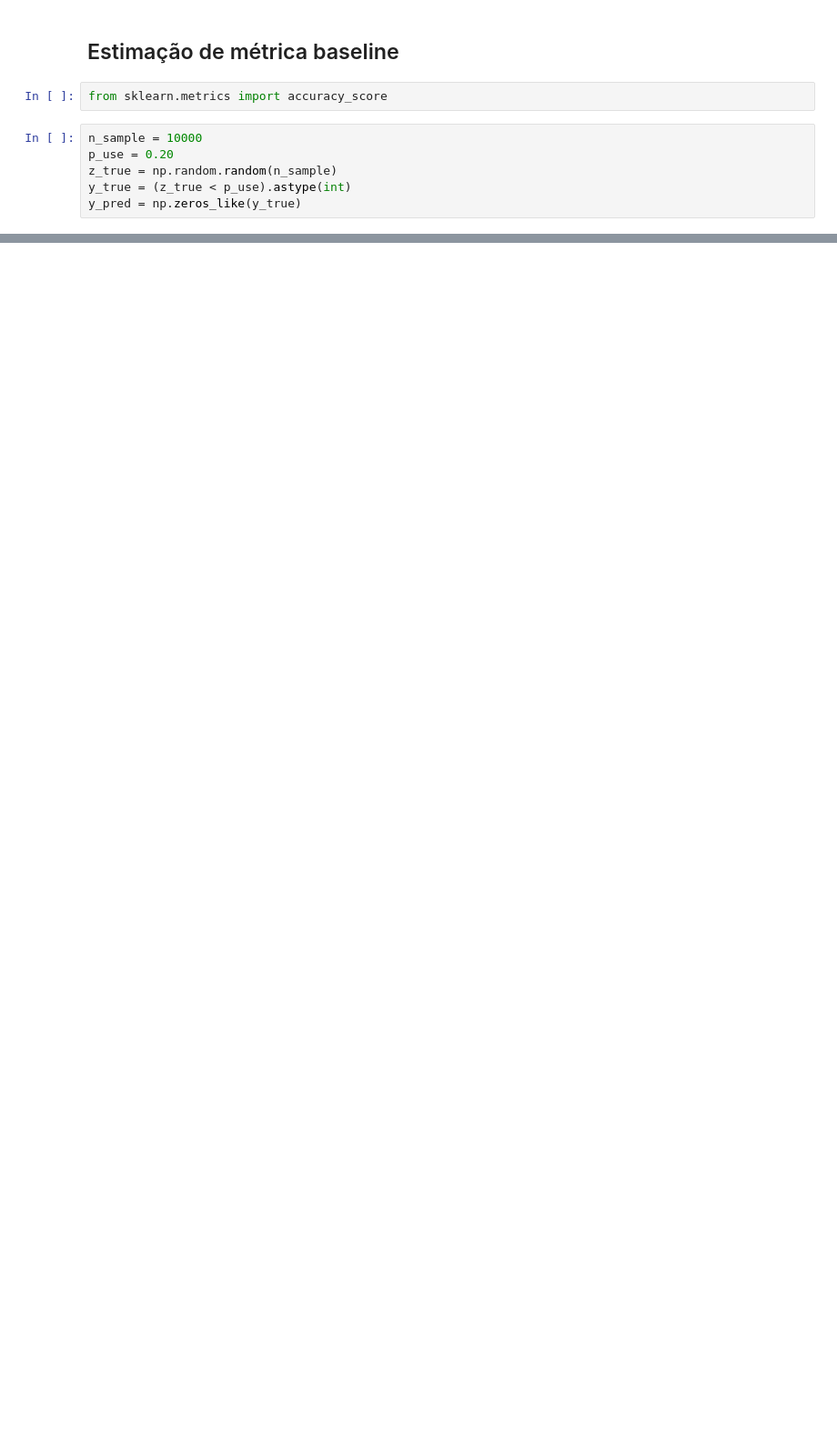
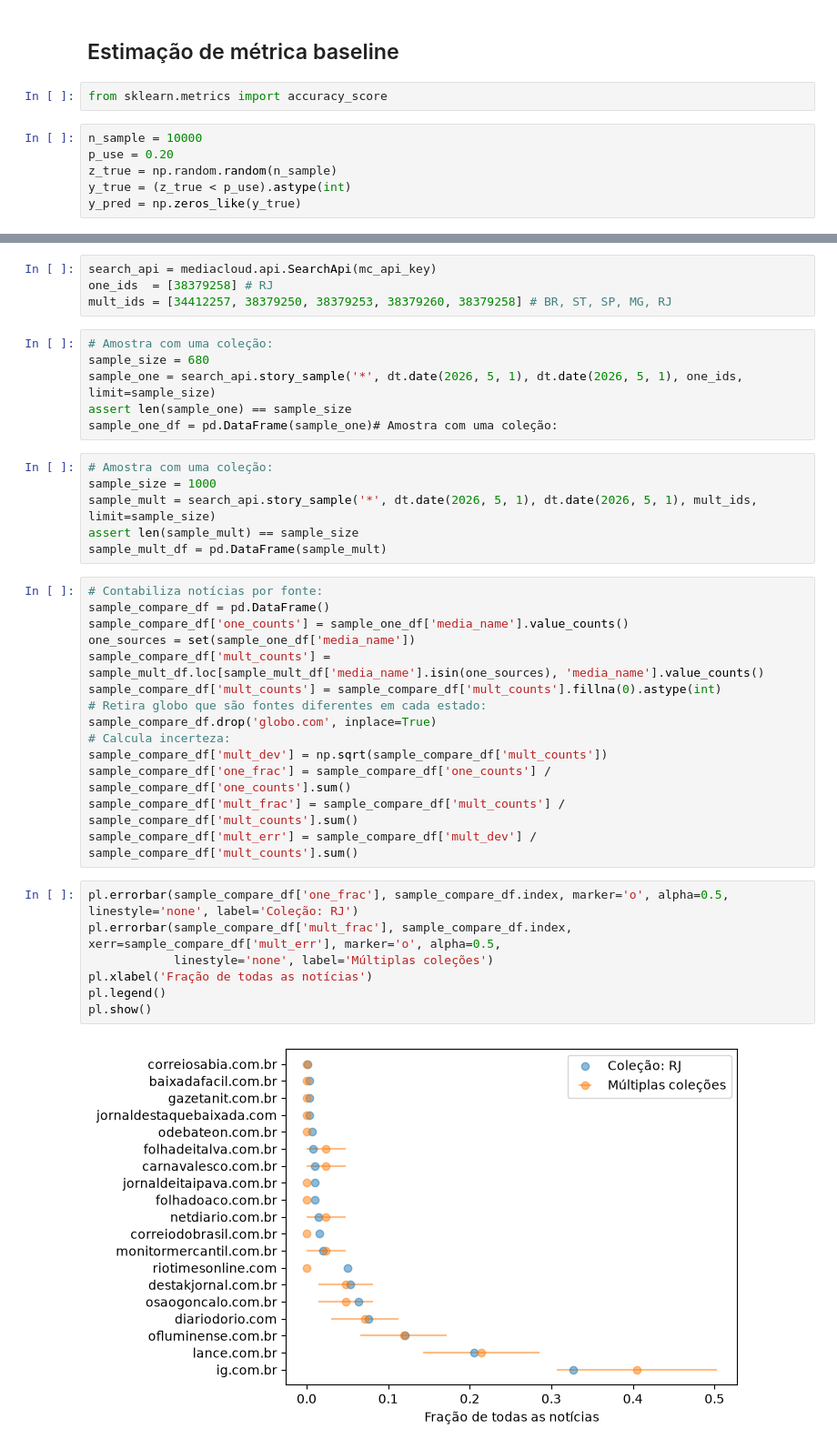
Before and after one commit to cewebbr/cordata, a Jupyter notebook: analises/90_analises-para-automatizacao-jornalismo.ipynb, the cells around one changed output, grey strips where cells are left out. Shown at 91% size. Drawn from its saved outputs; the diff is of its cells as text; blank space fills up the shorter version.

Commit message:
NB 90: uso da API do mediacloud para explorar collections do mediacloud e amostrar 1000 notícias aleatórias do Brasil.

```diff
--- a/analises/90_analises-para-automatizacao-jornalismo.ipynb
+++ b/analises/90_analises-para-automatizacao-jornalismo.ipynb
@@ -117,0 +440,39 @@ accuracy_score(y_true, y_pred)
+# %%
+search_api = mediacloud.api.SearchApi(mc_api_key)
+one_ids  = [38379258] # RJ
+mult_ids = [34412257, 38379250, 38379253, 38379260, 38379258] # BR, ST, SP, MG, RJ
+# %%
+# Amostra com uma coleção:
+sample_size = 680
+sample_one = search_api.story_sample('*', dt.date(2026, 5, 1), dt.date(2026, 5, 1), one_ids, limit=sample_size)
+assert len(sample_one) == sample_size
+sample_one_df = pd.DataFrame(sample_one)# Amostra com uma coleção:
+# %%
+# Amostra com uma coleção:
+sample_size = 1000
+sample_mult = search_api.story_sample('*', dt.date(2026, 5, 1), dt.date(2026, 5, 1), mult_ids, limit=sample_size)
+assert len(sample_mult) == sample_size
+sample_mult_df = pd.DataFrame(sample_mult)
+# %%
+# Contabiliza notícias por fonte:
+sample_compare_df = pd.DataFrame()
+sample_compare_df['one_counts'] = sample_one_df['media_name'].value_counts()
+one_sources = set(sample_one_df['media_name'])
+sample_compare_df['mult_counts'] = sample_mult_df.loc[sample_mult_df['media_name'].isin(one_sources), 'media_name'].value_counts()
+sample_compare_df['mult_counts'] = sample_compare_df['mult_counts'].fillna(0).astype(int)
+# Retira globo que são fontes diferentes em cada estado:
+sample_compare_df.drop('globo.com', inplace=True)
+# Calcula incerteza:
+sample_compare_df['mult_dev'] = np.sqrt(sample_compare_df['mult_counts'])
+sample_compare_df['one_frac'] = sample_compare_df['one_counts'] / sample_compare_df['one_counts'].sum()
+sample_compare_df['mult_frac'] = sample_compare_df['mult_counts'] / sample_compare_df['mult_counts'].sum()
+sample_compare_df['mult_err'] = sample_compare_df['mult_dev'] / sample_compare_df['mult_counts'].sum()
+# %%
+pl.errorbar(sample_compare_df['one_frac'], sample_compare_df.index, marker='o', alpha=0.5, linestyle='none', label='Coleção: RJ')
+pl.errorbar(sample_compare_df['mult_frac'], sample_compare_df.index, xerr=sample_compare_df['mult_err'], marker='o', alpha=0.5,
+            linestyle='none', label='Múltiplas coleções')
+pl.xlabel('Fração de todas as notícias')
+pl.legend()
+pl.show()
+# %% [output]
+[figure, added]
```
Also changed, not shown: parts of 63 cells of this notebook.
